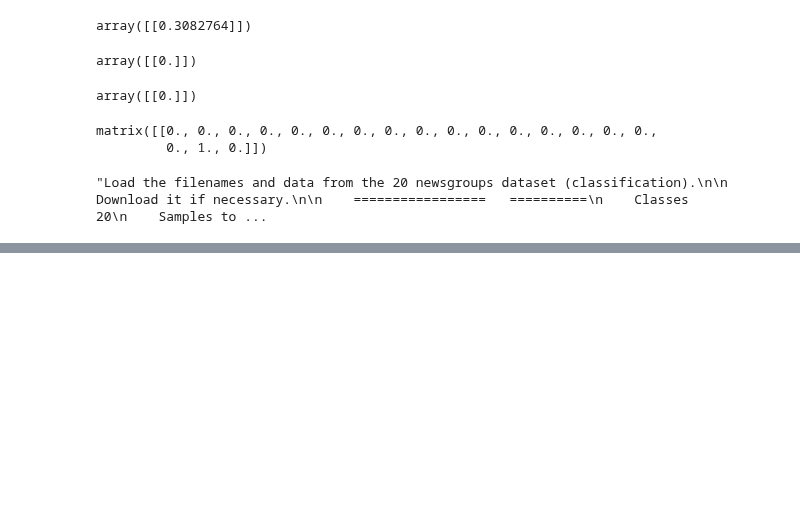
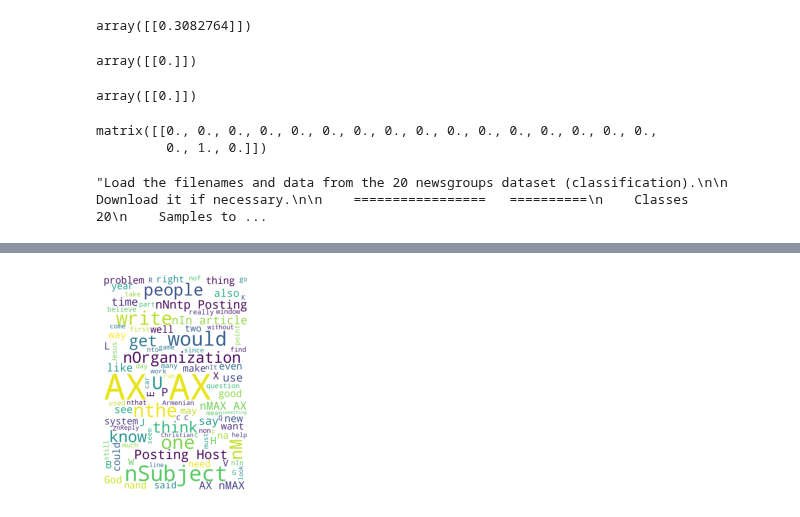
Before and after one commit to felixballestergoytia/Bootcamp_Sep2022, a Jupyter notebook: NLP/nlp.ipynb, the cells around one changed output, grey strips where cells are left out. Drawn from its saved outputs; the diff is of its cells as text; code cells hidden in the pictures; blank space fills up the shorter version.

Commit message:
nube_Palabras

```diff
--- a/NLP/nlp.ipynb
+++ b/NLP/nlp.ipynb
@@ -834,7 +834,7 @@ fetch_20newsgroups.__doc__
 # %% [output]
 "Load the filenames and data from the 20 newsgroups dataset (classification).\n\n    Download it if necessary.\n\n    =================   ==========\n    Classes                     20\n    Samples to ...
 # %%
-grupo=fetch_20newsgroups(subset="train")["data"][:20]
+grupo=fetch_20newsgroups(subset="train")["data"][:1000]
 # %%
 grupo
 # %% [output]
@@ -886 +866,3 @@ stop
+# %%
+stop.extend(['\\n','n','\\','>','nLines','nI',"n'"])
 # %%
@@ -889,0 +918,10 @@ AttributeError: 'list' object has no attribute 'split'
+# %%
+nube=WordCloud(width=800,height=1200,background_color="white",
+          max_words=100,stopwords=stop).generate(str(grupo))
+# %%
+import matplotlib.pyplot as plt
+plt.imshow(nube)
+plt.axis("off")
+plt.show()
+# %% [output]
+[figure, added]
```
Also changed, not shown: parts of 6 cells of this notebook.
